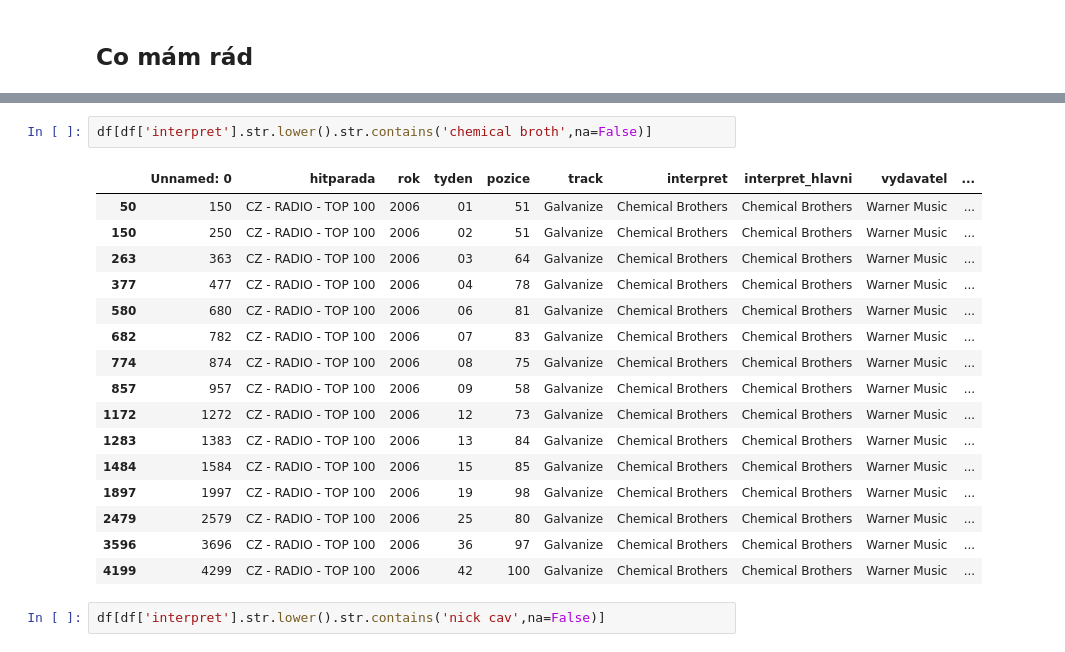
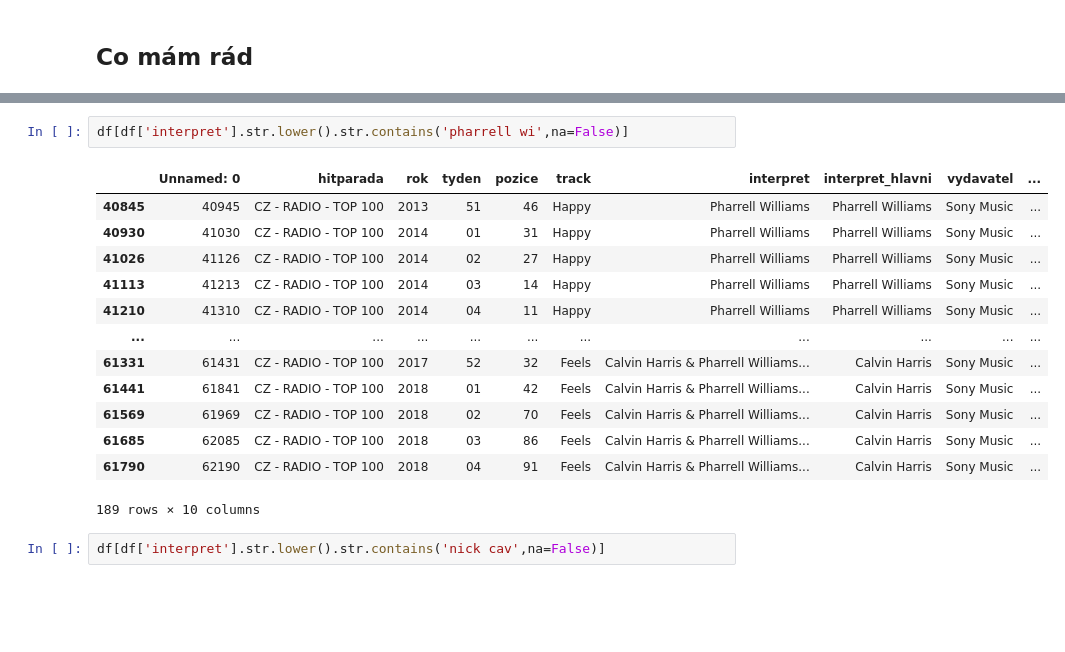
Before and after one commit to DataRozhlas/hitparady, a Jupyter notebook: 100 explorace CZ - RADIO - TOP 100.ipynb, the cells around one changed output, grey strips where cells are left out. Cells and saved outputs as stored; diff of their text form; blank space fills up the shorter version.

```diff
--- a/100 explorace CZ - RADIO - TOP 100.ipynb
+++ b/100 explorace CZ - RADIO - TOP 100.ipynb
@@ -194,22 +201,19 @@ df[df['interpret'].str.lower().str.contains('impala',na=False)]
 # %%
-df[df['interpret'].str.lower().str.contains('chemical broth',na=False)]
+df[df['interpret'].str.lower().str.contains('pharrell wi',na=False)]
 # %% [output]
 |  | Unnamed: 0 | hitparada | rok | tyden | pozice | track | interpret | interpret_hlavni | vydavatel | ... |
-| 50 | 150 | CZ - RADIO - TOP 100 | 2006 | 01 | 51 | Galvanize | Chemical Brothers | Chemical Brothers | Warner Music | ... |
-| 150 | 250 | CZ - RADIO - TOP 100 | 2006 | 02 | 51 | Galvanize | Chemical Brothers | Chemical Brothers | Warner Music | ... |
-| 263 | 363 | CZ - RADIO - TOP 100 | 2006 | 03 | 64 | Galvanize | Chemical Brothers | Chemical Brothers | Warner Music | ... |
-| 377 | 477 | CZ - RADIO - TOP 100 | 2006 | 04 | 78 | Galvanize | Chemical Brothers | Chemical Brothers | Warner Music | ... |
-| 580 | 680 | CZ - RADIO - TOP 100 | 2006 | 06 | 81 | Galvanize | Chemical Brothers | Chemical Brothers | Warner Music | ... |
-| 682 | 782 | CZ - RADIO - TOP 100 | 2006 | 07 | 83 | Galvanize | Chemical Brothers | Chemical Brothers | Warner Music | ... |
-| 774 | 874 | CZ - RADIO - TOP 100 | 2006 | 08 | 75 | Galvanize | Chemical Brothers | Chemical Brothers | Warner Music | ... |
-| 857 | 957 | CZ - RADIO - TOP 100 | 2006 | 09 | 58 | Galvanize | Chemical Brothers | Chemical Brothers | Warner Music | ... |
-| 1172 | 1272 | CZ - RADIO - TOP 100 | 2006 | 12 | 73 | Galvanize | Chemical Brothers | Chemical Brothers | Warner Music | ... |
-| 1283 | 1383 | CZ - RADIO - TOP 100 | 2006 | 13 | 84 | Galvanize | Chemical Brothers | Chemical Brothers | Warner Music | ... |
-| 1484 | 1584 | CZ - RADIO - TOP 100 | 2006 | 15 | 85 | Galvanize | Chemical Brothers | Chemical Brothers | Warner Music | ... |
-| 1897 | 1997 | CZ - RADIO - TOP 100 | 2006 | 19 | 98 | Galvanize | Chemical Brothers | Chemical Brothers | Warner Music | ... |
-| 2479 | 2579 | CZ - RADIO - TOP 100 | 2006 | 25 | 80 | Galvanize | Chemical Brothers | Chemical Brothers | Warner Music | ... |
-| 3596 | 3696 | CZ - RADIO - TOP 100 | 2006 | 36 | 97 | Galvanize | Chemical Brothers | Chemical Brothers | Warner Music | ... |
-| 4199 | 4299 | CZ - RADIO - TOP 100 | 2006 | 42 | 100 | Galvanize | Chemical Brothers | Chemical Brothers | Warner Music | ... |
+| 40845 | 40945 | CZ - RADIO - TOP 100 | 2013 | 51 | 46 | Happy | Pharrell Williams | Pharrell Williams | Sony Music | ... |
+| 40930 | 41030 | CZ - RADIO - TOP 100 | 2014 | 01 | 31 | Happy | Pharrell Williams | Pharrell Williams | Sony Music | ... |
+| 41026 | 41126 | CZ - RADIO - TOP 100 | 2014 | 02 | 27 | Happy | Pharrell Williams | Pharrell Williams | Sony Music | ... |
+| 41113 | 41213 | CZ - RADIO - TOP 100 | 2014 | 03 | 14 | Happy | Pharrell Williams | Pharrell Williams | Sony Music | ... |
+| 41210 | 41310 | CZ - RADIO - TOP 100 | 2014 | 04 | 11 | Happy | Pharrell Williams | Pharrell Williams | Sony Music | ... |
+| ... | ... | ... | ... | ... | ... | ... | ... | ... | ... | ... |
+| 61331 | 61431 | CZ - RADIO - TOP 100 | 2017 | 52 | 32 | Feels | Calvin Harris & Pharrell Williams... | Calvin Harris | Sony Music | ... |
+| 61441 | 61841 | CZ - RADIO - TOP 100 | 2018 | 01 | 42 | Feels | Calvin Harris & Pharrell Williams... | Calvin Harris | Sony Music | ... |
+| 61569 | 61969 | CZ - RADIO - TOP 100 | 2018 | 02 | 70 | Feels | Calvin Harris & Pharrell Williams... | Calvin Harris | Sony Music | ... |
+| 61685 | 62085 | CZ - RADIO - TOP 100 | 2018 | 03 | 86 | Feels | Calvin Harris & Pharrell Williams... | Calvin Harris | Sony Music | ... |
+| 61790 | 62190 | CZ - RADIO - TOP 100 | 2018 | 04 | 91 | Feels | Calvin Harris & Pharrell Williams... | Calvin Harris | Sony Music | ... |
+189 rows × 10 columns
 # %%
 df[df['interpret'].str.lower().str.contains('nick cav',na=False)]
 # %% [output]
```
Also changed, not shown: parts of 2 cells of this notebook, 7 other files.
